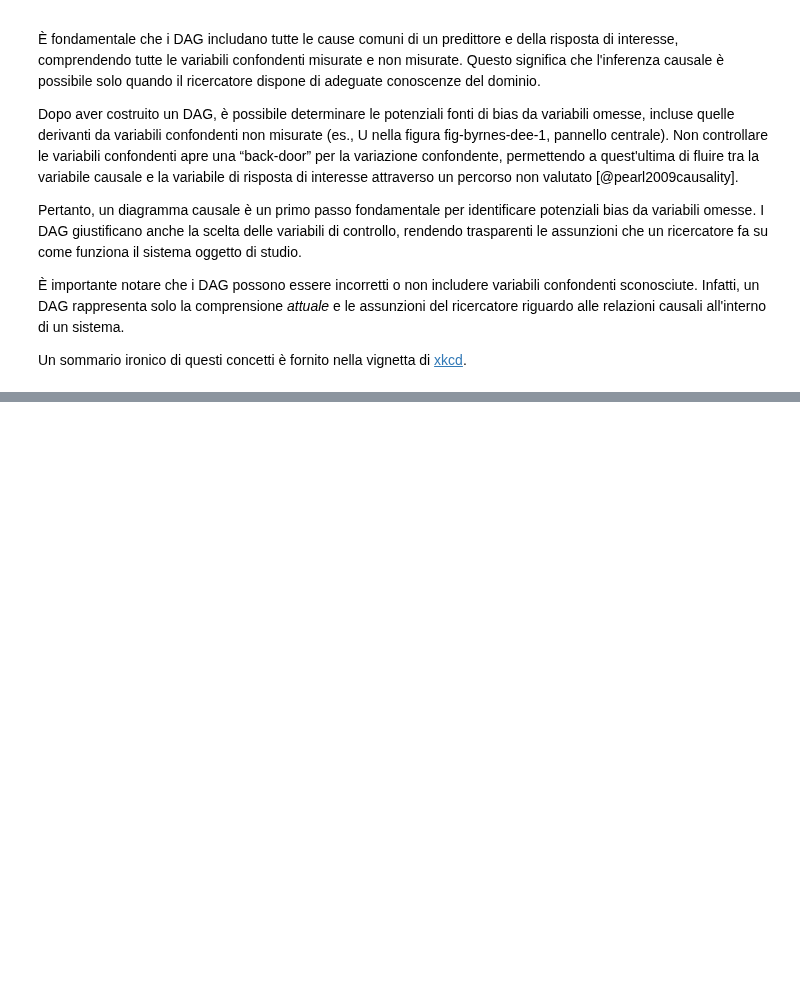
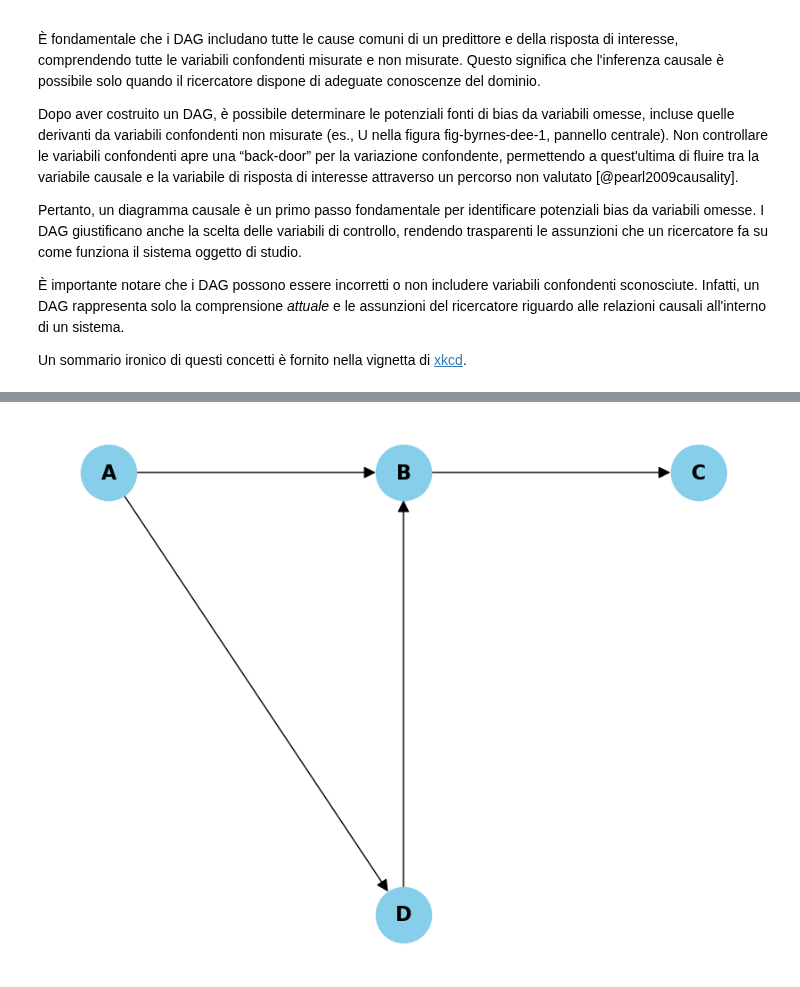
Before and after one commit to ccaudek/psicometria, a Jupyter notebook: chapters/eda/05_causality.ipynb, the cells around one changed output, grey strips where cells are left out. Cells and saved outputs as stored; diff of their text form; code cells hidden in the pictures; blank space fills up the shorter version.

```diff
--- a/chapters/eda/05_causality.ipynb
+++ b/chapters/eda/05_causality.ipynb
@@ -237,0 +244,36 @@ Un sommario ironico di questi concetti è fornito nella vignetta di [xkcd](https
+# %%
+# | echo: false
+
+import matplotlib.pyplot as plt
+import networkx as nx
+
+# Creare un grafico diretto (DAG)
+G = nx.DiGraph()
+
+# Aggiungere i nodi
+G.add_node("A")
+G.add_node("B")
+G.add_node("C")
+G.add_node("D")
+
+# Aggiungere gli archi (relazioni)
+G.add_edges_from([("A", "B"), ("B", "C"), ("D", "B"), ("A", "D")])
+
+# Posizionare i nodi manualmente
+pos = {"A": (0, 1), "B": (2, 1), "C": (4, 1), "D": (2, 0)}
+
+# Disegnare il grafico
+# plt.figure(figsize=(8, 6))
+nx.draw(
+    G,
+    pos,
+    with_labels=True,
+    node_size=2000,
+    node_color="skyblue",
+    font_size=16,
+    font_weight="bold",
+    arrowsize=20,
+)
+plt.show()
+# %% [output]
+[figure, added]
```
Also changed, not shown: parts of 16 cells of this notebook, 18 other files.
